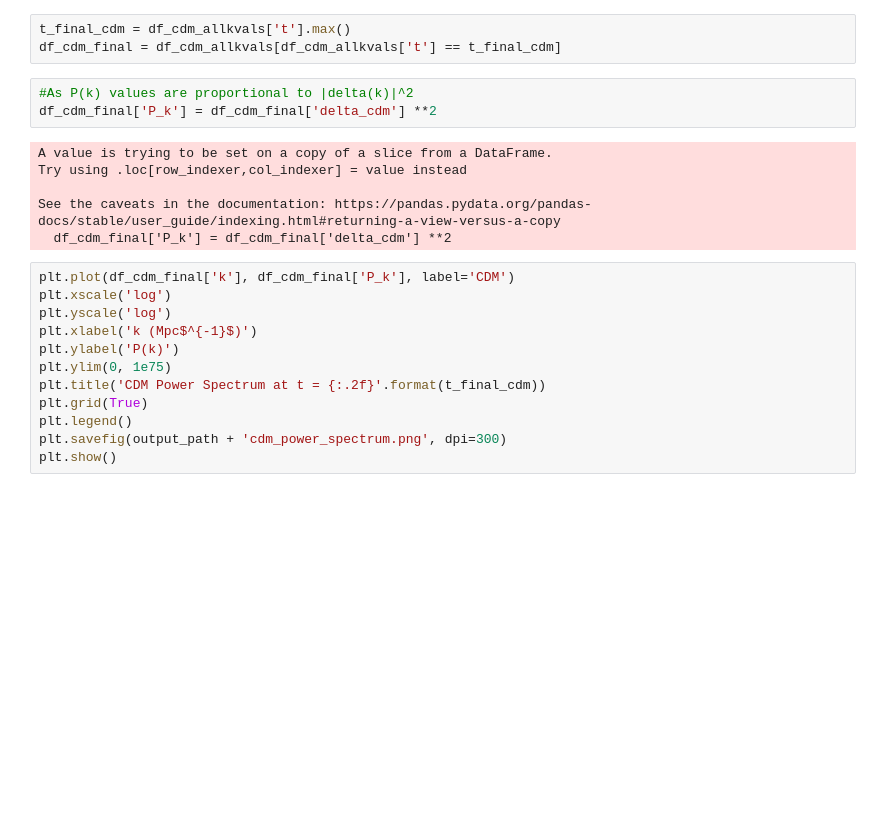
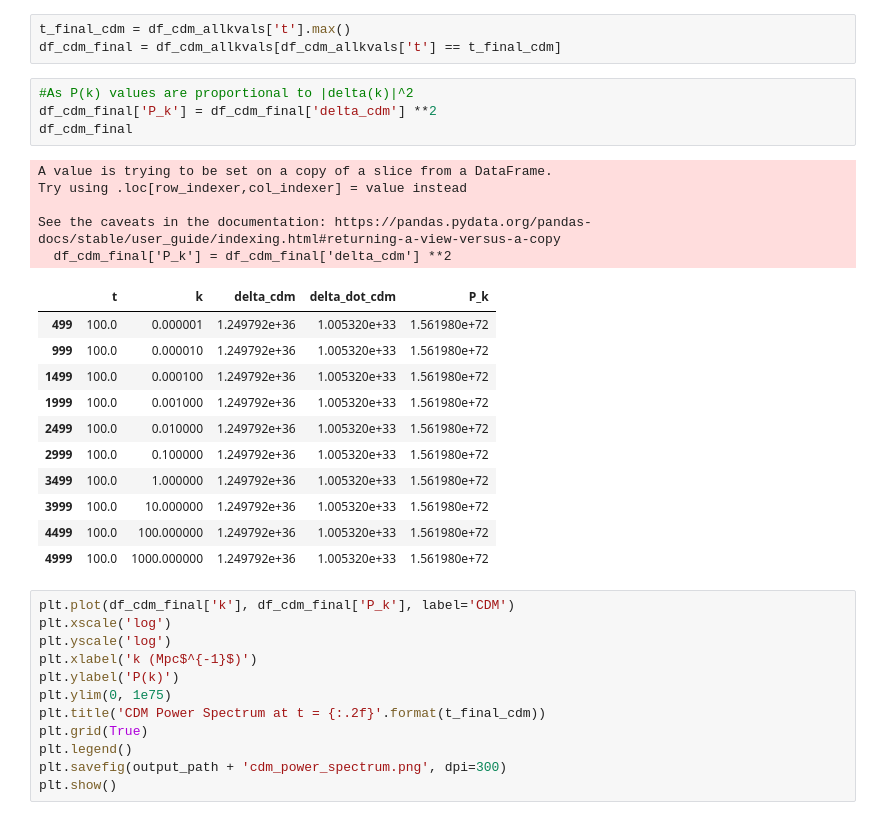
Before and after one commit to isha-m63/Wave_Dark_Matter, a Jupyter notebook: Obtaining_Power_Spectrum/CDM/CDM.ipynb, the cells around one changed output. Saved outputs shown, nothing was run; the diff lists cells and outputs as text; blank space fills up the shorter version.

```diff
--- a/Obtaining_Power_Spectrum/CDM/CDM.ipynb
+++ b/Obtaining_Power_Spectrum/CDM/CDM.ipynb
@@ -193,12 +193,24 @@ df_cdm_final = df_cdm_allkvals[df_cdm_allkvals['t'] == t_final_cdm]
 # %%
 #As P(k) values are proportional to |delta(k)|^2
 df_cdm_final['P_k'] = df_cdm_final['delta_cdm'] **2
+df_cdm_final
 # %% [output]
 A value is trying to be set on a copy of a slice from a DataFrame.
 Try using .loc[row_indexer,col_indexer] = value instead
 
 See the caveats in the documentation: https://pandas.pydata.org/pandas-docs/stable/user_guide/indexing.html#returning-a-view-versus-a-copy
   df_cdm_final['P_k'] = df_cdm_final['delta_cdm'] **2
+|  | t | k | delta_cdm | delta_dot_cdm | P_k |
+| 499 | 100.0 | 0.000001 | 1.249792e+36 | 1.005320e+33 | 1.561980e+72 |
+| 999 | 100.0 | 0.000010 | 1.249792e+36 | 1.005320e+33 | 1.561980e+72 |
+| 1499 | 100.0 | 0.000100 | 1.249792e+36 | 1.005320e+33 | 1.561980e+72 |
+| 1999 | 100.0 | 0.001000 | 1.249792e+36 | 1.005320e+33 | 1.561980e+72 |
+| 2499 | 100.0 | 0.010000 | 1.249792e+36 | 1.005320e+33 | 1.561980e+72 |
+| 2999 | 100.0 | 0.100000 | 1.249792e+36 | 1.005320e+33 | 1.561980e+72 |
+| 3499 | 100.0 | 1.000000 | 1.249792e+36 | 1.005320e+33 | 1.561980e+72 |
+| 3999 | 100.0 | 10.000000 | 1.249792e+36 | 1.005320e+33 | 1.561980e+72 |
+| 4499 | 100.0 | 100.000000 | 1.249792e+36 | 1.005320e+33 | 1.561980e+72 |
+| 4999 | 100.0 | 1000.000000 | 1.249792e+36 | 1.005320e+33 | 1.561980e+72 |
 # %%
 plt.plot(df_cdm_final['k'], df_cdm_final['P_k'], label='CDM')
 plt.xscale('log')
```
Also changed, not shown: 31 other files.
